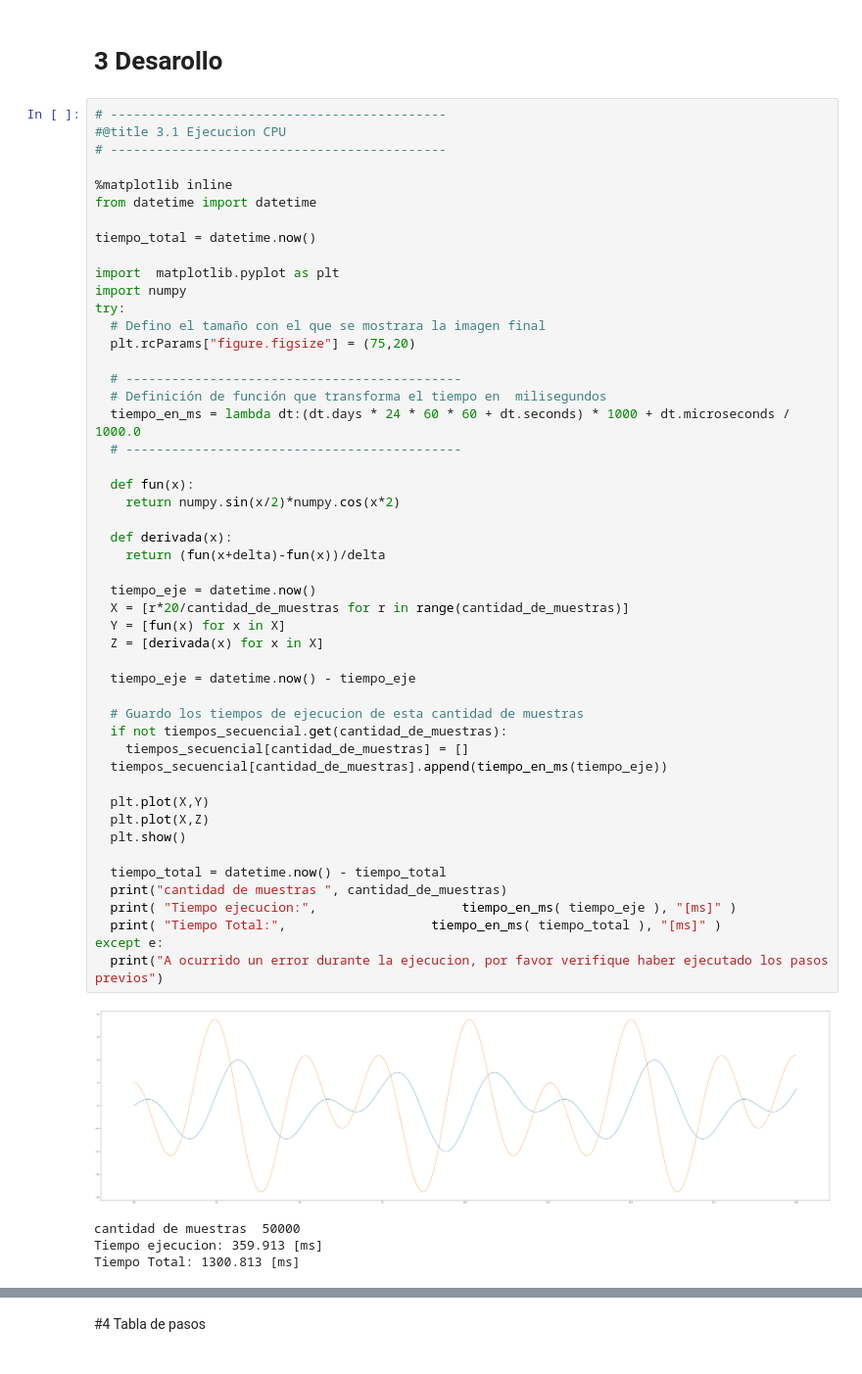
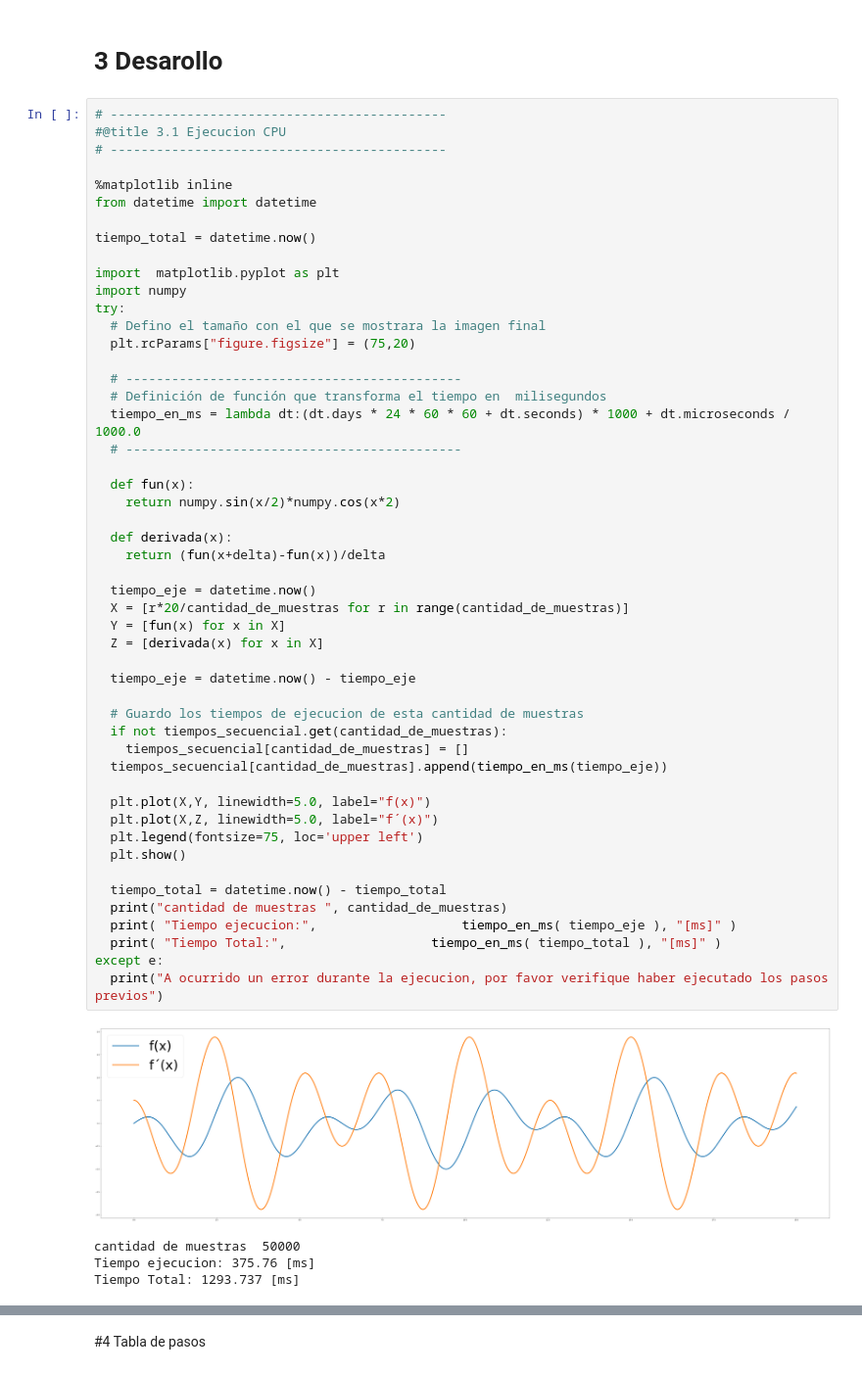
Before and after one commit to Grupo-14-SOA/tp3_hpc, a Jupyter notebook: Cuaderno_2_grupo14_2021.ipynb, the cells around one changed output, grey strips where cells are left out. Shown at 98% size. Cells and saved outputs as stored; diff of their text form.

```diff
--- a/Cuaderno_2_grupo14_2021.ipynb
+++ b/Cuaderno_2_grupo14_2021.ipynb
@@ -56,39 +59,40 @@ try:
   tiempo_en_ms = lambda dt:(dt.days * 24 * 60 * 60 + dt.seconds) * 1000 + dt.microseconds / 1000.0
   # --------------------------------------------
 
   def fun(x):
     return numpy.sin(x/2)*numpy.cos(x*2)
 
   def derivada(x):
     return (fun(x+delta)-fun(x))/delta
 
   tiempo_eje = datetime.now()
   X = [r*20/cantidad_de_muestras for r in range(cantidad_de_muestras)]
   Y = [fun(x) for x in X]
   Z = [derivada(x) for x in X]
 
   tiempo_eje = datetime.now() - tiempo_eje
 
   # Guardo los tiempos de ejecucion de esta cantidad de muestras
   if not tiempos_secuencial.get(cantidad_de_muestras):
     tiempos_secuencial[cantidad_de_muestras] = []
   tiempos_secuencial[cantidad_de_muestras].append(tiempo_en_ms(tiempo_eje))
 
-  plt.plot(X,Y)
-  plt.plot(X,Z)
+  plt.plot(X,Y, linewidth=5.0, label="f(x)")
+  plt.plot(X,Z, linewidth=5.0, label="f´(x)")
+  plt.legend(fontsize=75, loc='upper left')
   plt.show()
 
   tiempo_total = datetime.now() - tiempo_total
   print("cantidad de muestras ", cantidad_de_muestras)
   print( "Tiempo ejecucion:",                   tiempo_en_ms( tiempo_eje ), "[ms]" )
   print( "Tiempo Total:",                   tiempo_en_ms( tiempo_total ), "[ms]" )
 except e:
   print("A ocurrido un error durante la ejecucion, por favor verifique haber ejecutado los pasos previos")
 # %% [output]
-[figure, old version]
+[figure, new version]
 cantidad de muestras  50000
-Tiempo ejecucion: 359.913 [ms]
-Tiempo Total: 1300.813 [ms]
+Tiempo ejecucion: 375.76 [ms]
+Tiempo Total: 1293.737 [ms]
 # %%
 # --------------------------------------------
 #@title 3.2 Ejecucion GPU
```
Also changed, not shown: parts of 3 cells of this notebook.
